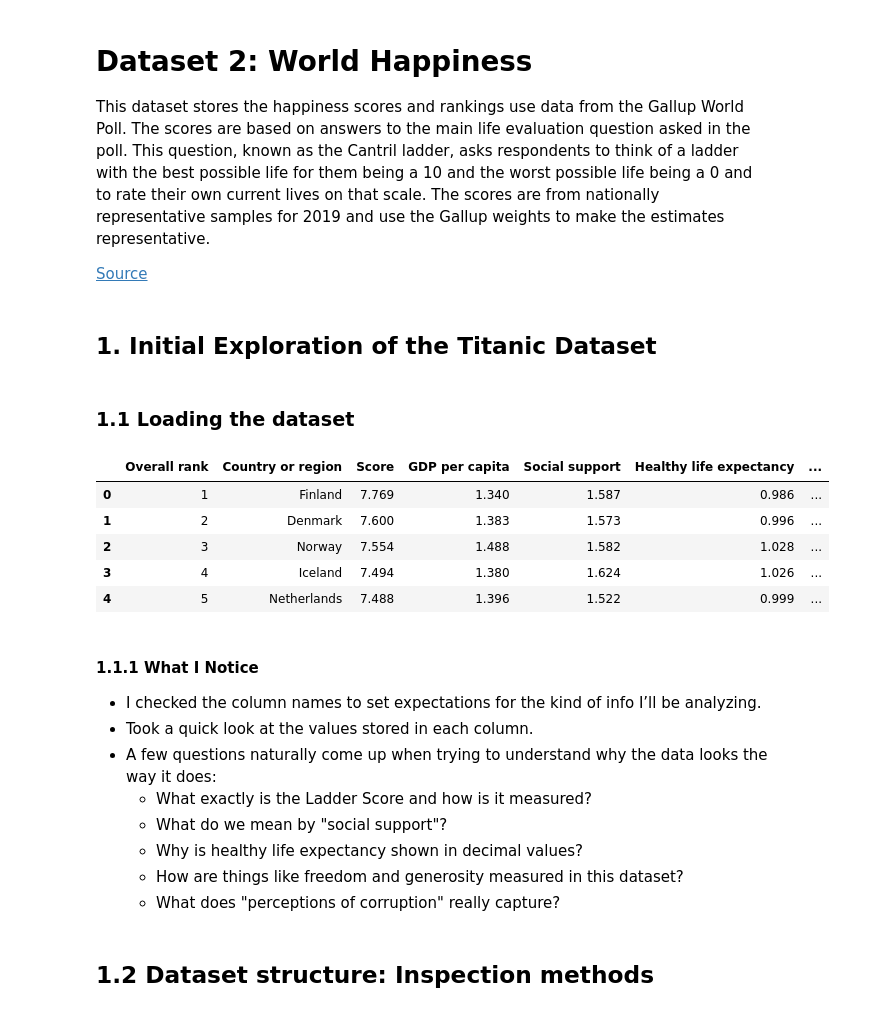
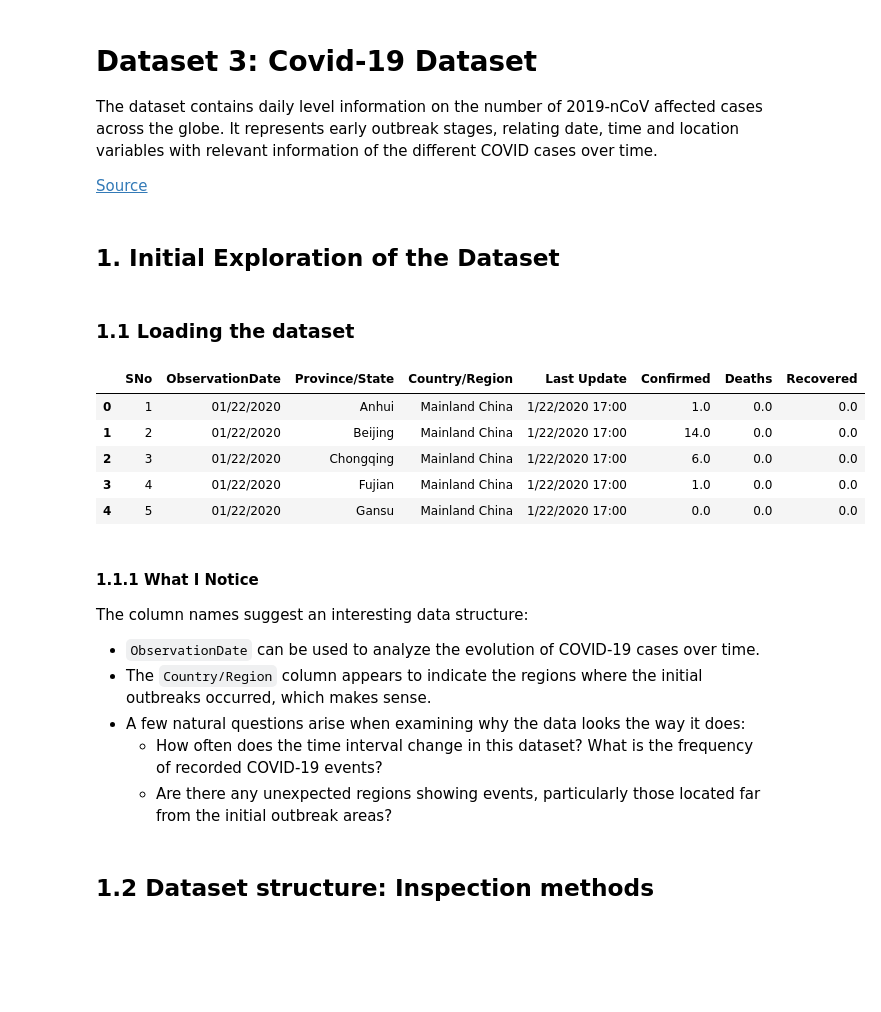
Before and after one commit to DanielMelo46/COMP-2040-Python-Essentials-Final-Project, a Jupyter notebook: exploration_covid_19.ipynb, the cells around one changed output. Cells and saved outputs as stored; diff of their text form; code cells hidden in the pictures; blank space fills up the shorter version.

```diff
--- a/exploration_covid_19.ipynb
+++ b/exploration_covid_19.ipynb
@@ -1,36 +1,36 @@
 # %% [markdown]
-# Dataset 2: World Happiness
+# Dataset 3: Covid-19 Dataset
 
-This dataset stores the  happiness scores and rankings use data from the Gallup World Poll. The scores are based on answers to the main life evaluation question asked in the poll. This question, known as the Cantril ladder, asks respondents to think of a ladder with the best possible life for them being a 10 and the worst possible life being a 0 and to rate their own current lives on that scale. The scores are from nationally representative samples for 2019 and use the Gallup weights to make the estimates representative.
+The dataset contains daily level information on the number of 2019-nCoV affected cases across the globe.
+It represents early outbreak stages, relating date, time and location variables with relevant information of the different COVID cases over time.
 
-[Source](https://www.kaggle.com/datasets/unsdsn/world-happiness?select=2019.csv)
+
+[Source](https://code.datasciencedojo.com/datasciencedojo/datasets/tree/master/Coronavirus)
 # %% [markdown]
-## 1. Initial Exploration of the Titanic Dataset
+## 1. Initial Exploration of the Dataset
 # %% [markdown]
 ### 1.1 Loading the dataset
 # %%
 import pandas as pd
 import matplotlib.pyplot as plt
 
-df = pd.read_csv('datasets/world_happiness.csv')
+df = pd.read_csv('datasets/covid_19_data.csv')
 df.head()
 # %% [output]
-|  | Overall rank | Country or region | Score | GDP per capita | Social support | Healthy life expectancy | ... |
-| 0 | 1 | Finland | 7.769 | 1.340 | 1.587 | 0.986 | ... |
-| 1 | 2 | Denmark | 7.600 | 1.383 | 1.573 | 0.996 | ... |
-| 2 | 3 | Norway | 7.554 | 1.488 | 1.582 | 1.028 | ... |
-| 3 | 4 | Iceland | 7.494 | 1.380 | 1.624 | 1.026 | ... |
-| 4 | 5 | Netherlands | 7.488 | 1.396 | 1.522 | 0.999 | ... |
+|  | SNo | ObservationDate | Province/State | Country/Region | Last Update | Confirmed | Deaths | Recovered |
+| 0 | 1 | 01/22/2020 | Anhui | Mainland China | 1/22/2020 17:00 | 1.0 | 0.0 | 0.0 |
+| 1 | 2 | 01/22/2020 | Beijing | Mainland China | 1/22/2020 17:00 | 14.0 | 0.0 | 0.0 |
+| 2 | 3 | 01/22/2020 | Chongqing | Mainland China | 1/22/2020 17:00 | 6.0 | 0.0 | 0.0 |
+| 3 | 4 | 01/22/2020 | Fujian | Mainland China | 1/22/2020 17:00 | 1.0 | 0.0 | 0.0 |
+| 4 | 5 | 01/22/2020 | Gansu | Mainland China | 1/22/2020 17:00 | 0.0 | 0.0 | 0.0 |
 # %% [markdown]
 #### 1.1.1 What I Notice
-- I checked the column names to set expectations for the kind of info I’ll be analyzing.
-- Took a quick look at the values stored in each column.
-- A few questions naturally come up when trying to understand why the data looks the way it does:
-  - What exactly is the Ladder Score and how is it measured?
-  - What do we mean by "social support"?
-  - Why is healthy life expectancy shown in decimal values?
-  - How are things like freedom and generosity measured in this dataset?
-  - What does "perceptions of corruption" really capture?
+The column names suggest an interesting data structure:
+- `ObservationDate` can be used to analyze the evolution of COVID-19 cases over time.
+- The `Country/Region` column appears to indicate the regions where the initial outbreaks occurred, which makes sense.
+- A few natural questions arise when examining why the data looks the way it does:
+  - How often does the time interval change in this dataset? What is the frequency of recorded COVID-19 events?
+  - Are there any unexpected regions showing events, particularly those located far from the initial outbreak areas?
 # %% [markdown]
 ## 1.2 Dataset structure: Inspection methods
 # %%
```
Also changed, not shown: parts of 22 cells of this notebook.
